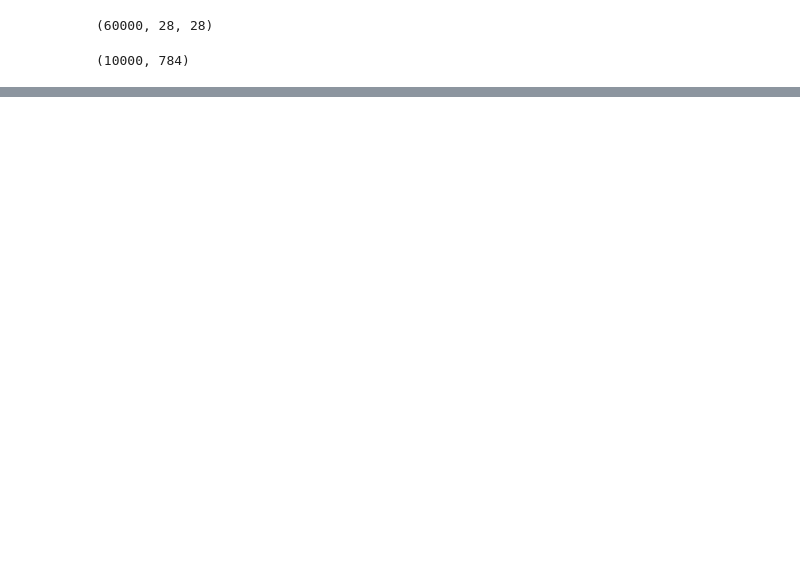
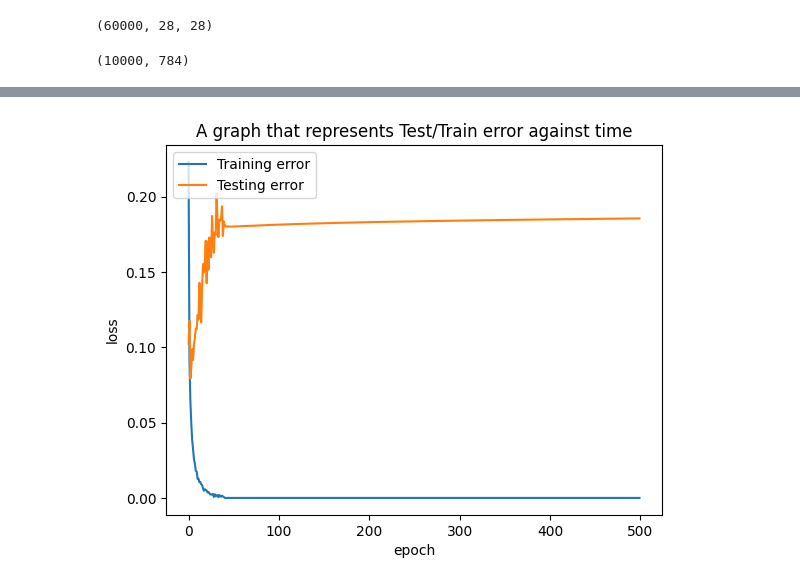
Before and after one commit to jamesbengi/Handwriten-digit-recognizer, a Jupyter notebook: Mnist.ipynb, the cells around one changed output, grey strips where cells are left out. Drawn from its saved outputs; the diff is of its cells as text; code cells hidden in the pictures; blank space fills up the shorter version.

```diff
--- a/Mnist.ipynb
+++ b/Mnist.ipynb
@@ -111,6 +111,6 @@ model_b.compile(
 history_b=model_b.fit(X_train,y_train,
                     batch_size=64,
                     validation_data=(X_test,y_test),
-                    epochs=20
+                    epochs=500
                     )
 # %% [output]
@@ -144,0 +147,11 @@ history_b_df['loss'].plot();
+# %%
+plt.figure()
+plt.plot(history_b.history['loss'])
+plt.plot(history_b.history['val_loss'])
+plt.title('A graph that represents Test/Train error against time')
+plt.ylabel('loss')
+plt.xlabel('epoch')
+plt.legend(['Training error','Testing error'], loc = 'upper left')
+plt.show()
+# %% [output]
+[figure, added]
```
Also changed, not shown: parts of 8 cells of this notebook.
